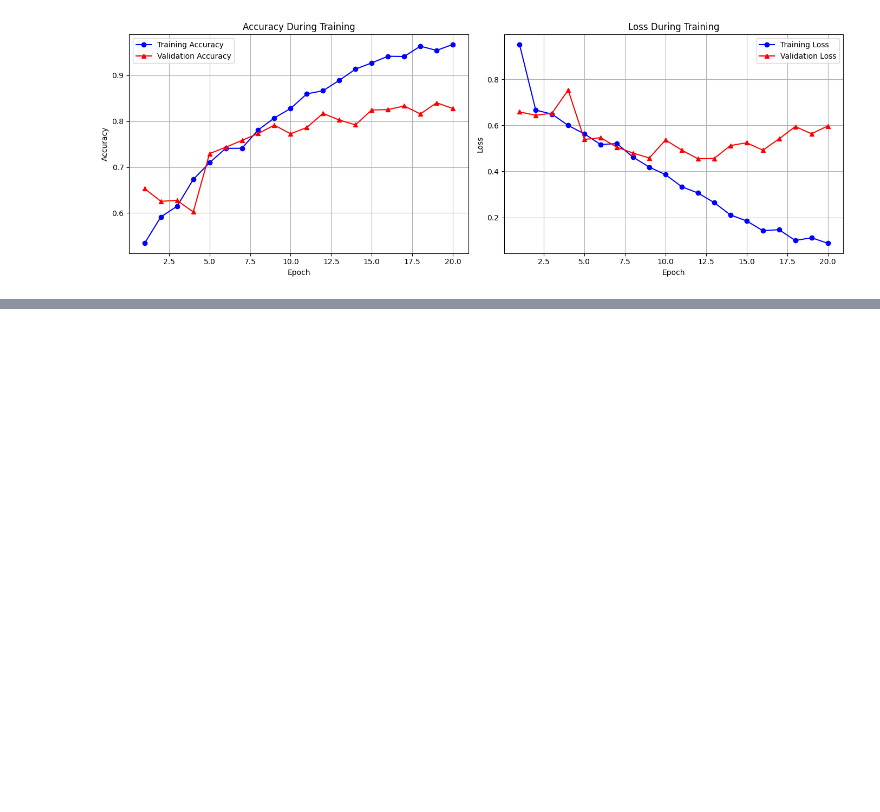
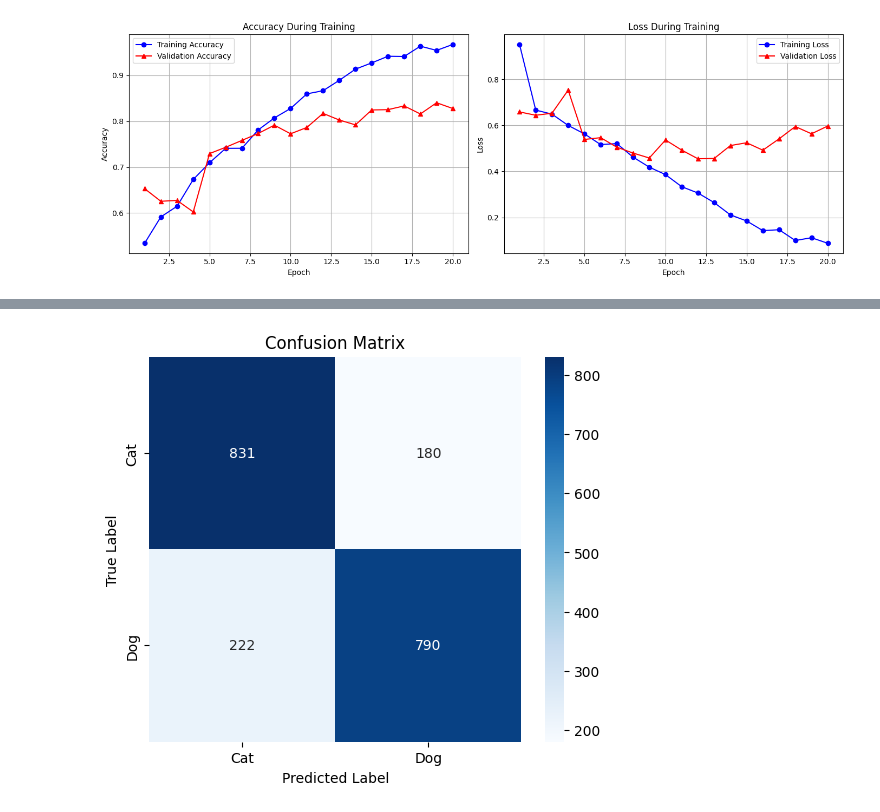
Before and after one commit to khanhtada/ai_from_fundamental_to_application, a Jupyter notebook: Chuong5/kien_truc_mang_noron/AlexNet.ipynb, the cells around one changed output, grey strips where cells are left out. Drawn from its saved outputs; the diff is of its cells as text; code cells hidden in the pictures; blank space fills up the shorter version.

```diff
--- a/Chuong5/kien_truc_mang_noron/AlexNet.ipynb
+++ b/Chuong5/kien_truc_mang_noron/AlexNet.ipynb
@@ -326,3 +331,7 @@ plt.show()
 [figure]
 # %%
 model.save("alexnet_catdog.h5")
+# %%
+from tensorflow.keras.models import load_model
+
+model = load_model(r"C:\Users\Admin\Desktop\my_ai_book\alexnet_catdog.h5")
@@ -328,0 +342,3 @@ model.save("alexnet_catdog.h5")
+# %%
+y_pred_prob = model.predict(test_ds)
+y_pred = (y_pred_prob > 0.5).astype("int32").flatten()
@@ -328,0 +347,16 @@ model.save("alexnet_catdog.h5")
+# %%
+import numpy as np
+
+# Lấy toàn bộ labels từ test_ds
+y_test_list = []
+
+for _, labels in test_ds:
+    y_test_list.append(labels.numpy())
+
+y_test = np.concatenate(y_test_list).flatten()
+# %%
+from sklearn.metrics import confusion_matrix, classification_report
+
+cm = confusion_matrix(y_test, y_pred)
+print("Confusion Matrix:\n", cm)
+print("\nClassification Report:\n", classification_report(y_test, y_pred, target_names=["Cat", "Dog"]))
@@ -328,0 +377,13 @@ model.save("alexnet_catdog.h5")
+# %%
+import matplotlib.pyplot as plt
+import seaborn as sns
+
+plt.figure(figsize=(6, 5))
+sns.heatmap(cm, annot=True, fmt="d", cmap="Blues",
+            xticklabels=["Cat", "Dog"], yticklabels=["Cat", "Dog"])
+plt.xlabel("Predicted Label")
+plt.ylabel("True Label")
+plt.title("Confusion Matrix")
+plt.show()
+# %% [output]
+[figure, added]
```
Also changed, not shown: parts of 4 cells of this notebook.
